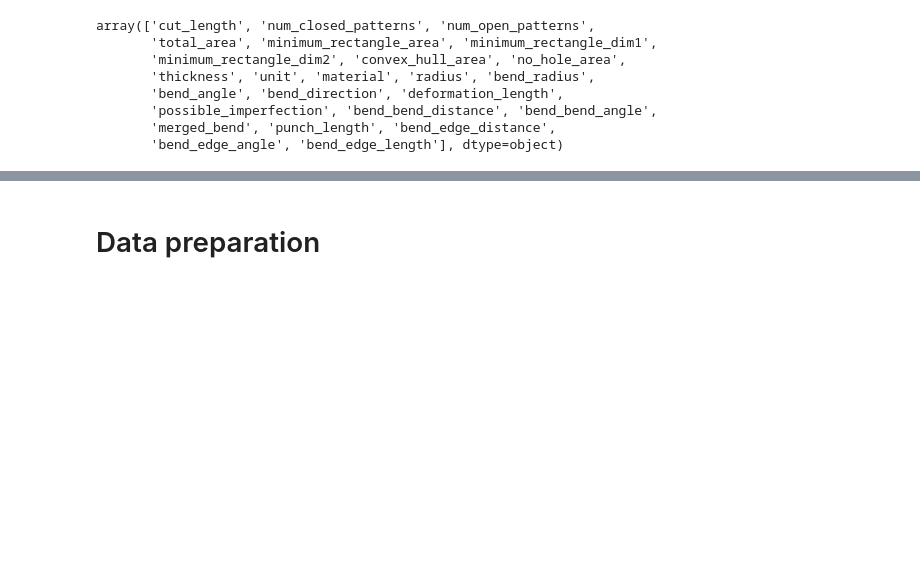
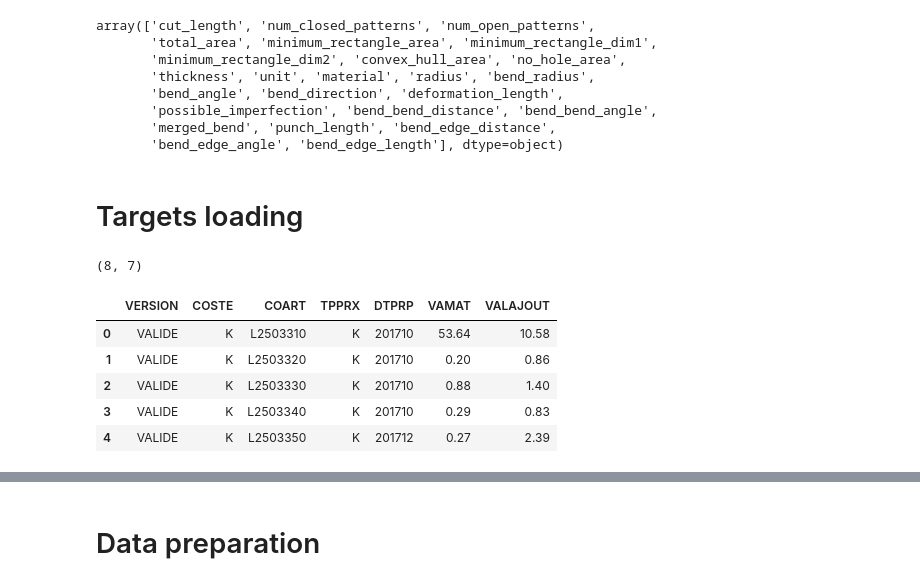
Before and after one commit to rudloffl/sheet-metal-cost-calculator, a Jupyter notebook: Y1 - Notebooks/B2 - data exploration.ipynb, the cells around one changed output, grey strips where cells are left out. Saved outputs shown, nothing was run; the diff lists cells and outputs as text; code cells hidden in the pictures; blank space fills up the shorter version.

```diff
--- a/Notebooks/B2 - data exploration.ipynb
+++ b/Y1 - Notebooks/B2 - data exploration.ipynb
@@ -31,3 +31,17 @@ array(['cut_length', 'num_closed_patterns', 'num_open_patterns',
        'possible_imperfection', 'bend_bend_distance', 'bend_bend_angle',
        'merged_bend', 'punch_length', 'bend_edge_distance',
        'bend_edge_angle', 'bend_edge_length'], dtype=object)
+# %% [markdown]
+# Targets loading
+# %%
+priceset = pd.read_excel('../Y3 - Sample EXCEL/Valorisation_codes_L_extrait.xls')
+print(priceset.shape)
+priceset.head()
+# %% [output]
+(8, 7)
+|  | VERSION | COSTE | COART | TPPRX | DTPRP | VAMAT | VALAJOUT |
+| 0 | VALIDE | K | L2503310 | K | 201710 | 53.64 | 10.58 |
+| 1 | VALIDE | K | L2503320 | K | 201710 | 0.20 | 0.86 |
+| 2 | VALIDE | K | L2503330 | K | 201710 | 0.88 | 1.40 |
+| 3 | VALIDE | K | L2503340 | K | 201710 | 0.29 | 0.83 |
+| 4 | VALIDE | K | L2503350 | K | 201712 | 0.27 | 2.39 |
```
Also changed, not shown: parts of 4 cells of this notebook, 7 other files.
